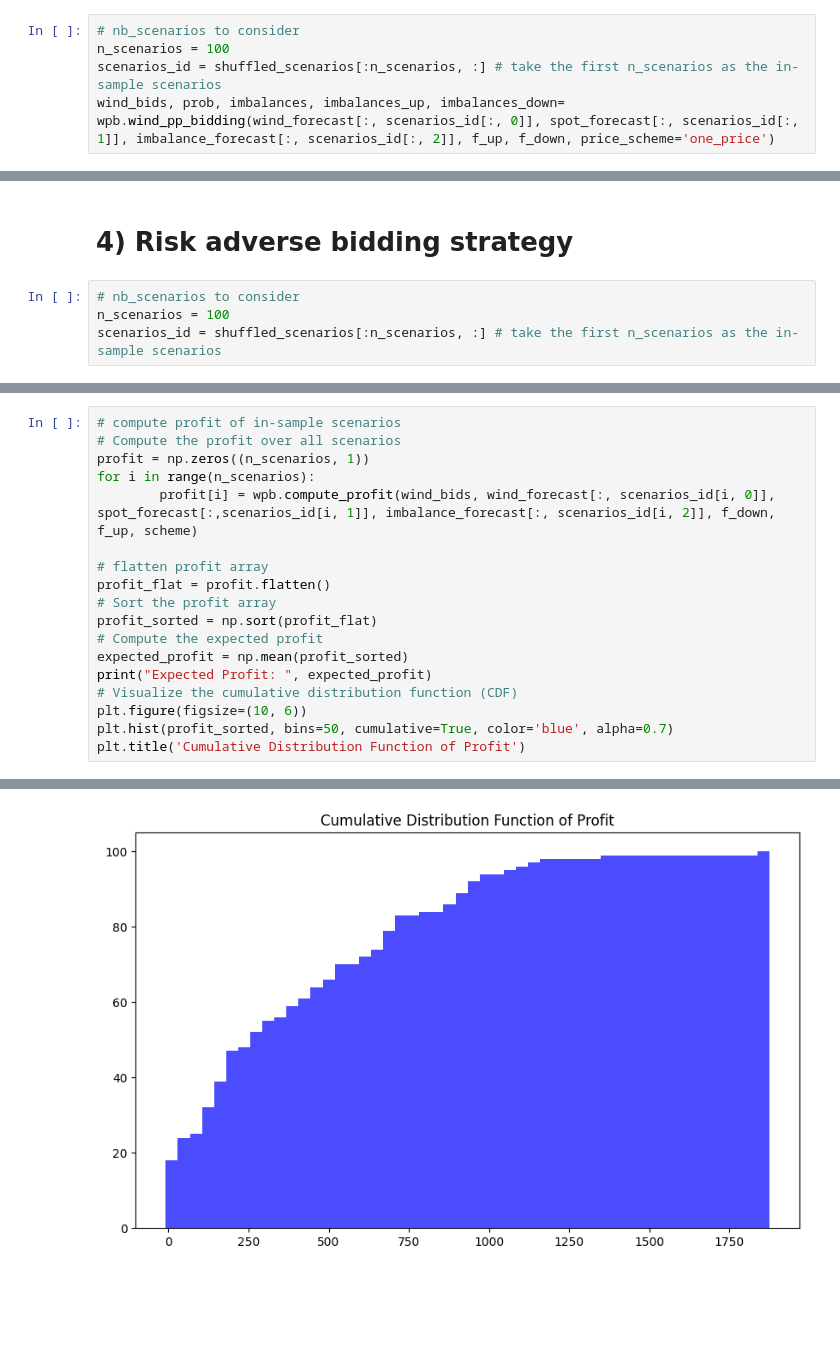
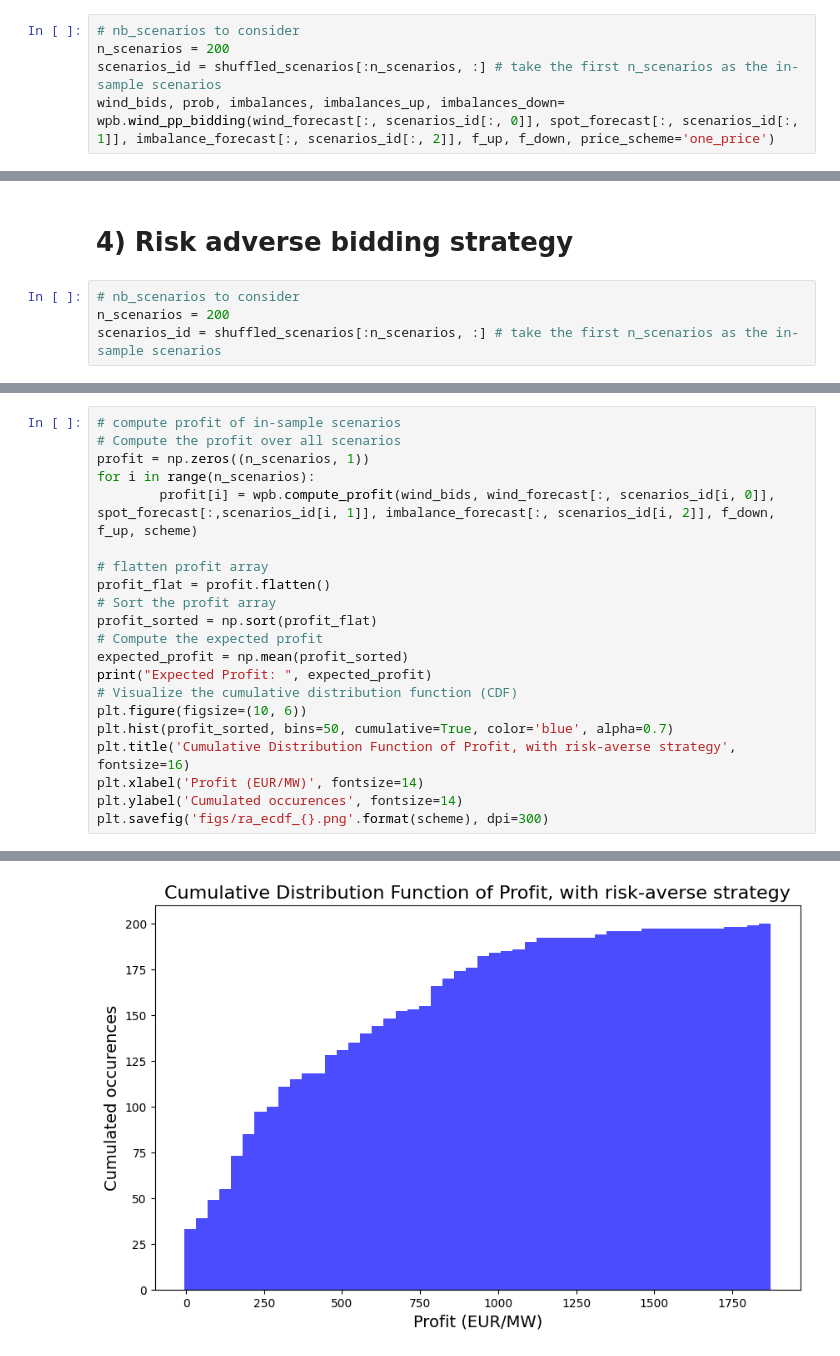
Before and after one commit to MatthieuJacobsDESL/renewables_in_electricity_markets_ass2, a Jupyter notebook: step1.1.ipynb, the cells around one changed output, grey strips where cells are left out. Cells and saved outputs as stored; diff of their text form; blank space fills up the shorter version.

```diff
--- a/step1.1.ipynb
+++ b/step1.1.ipynb
@@ -57,7 +58,7 @@ combined_scenarios = list(itertools.product(range(n1), range(n2), range(n3)))
 shuffled_scenarios = np.random.permutation(combined_scenarios)
 # %%
 # nb_scenarios to consider
-n_scenarios = 100
+n_scenarios = 200
 scenarios_id = shuffled_scenarios[:n_scenarios, :] # take the first n_scenarios as the in-sample scenarios
 wind_bids, prob, imbalances, imbalances_up, imbalances_down= wpb.wind_pp_bidding(wind_forecast[:, scenarios_id[:, 0]], spot_forecast[:, scenarios_id[:, 1]], imbalance_forecast[:, scenarios_id[:, 2]], f_up, f_down, price_scheme='one_price')
 # %% [output]
@@ -230,7 +286,7 @@ plt.legend()
 # 4) Risk adverse bidding strategy
 # %%
 # nb_scenarios to consider
-n_scenarios = 100
+n_scenarios = 200
 scenarios_id = shuffled_scenarios[:n_scenarios, :] # take the first n_scenarios as the in-sample scenarios
 # %%
 scheme = 'one_price'
@@ -287,5 +375,8 @@ print("Expected Profit: ", expected_profit)
 # Visualize the cumulative distribution function (CDF)
 plt.figure(figsize=(10, 6))
 plt.hist(profit_sorted, bins=50, cumulative=True, color='blue', alpha=0.7)
-plt.title('Cumulative Distribution Function of Profit')
+plt.title('Cumulative Distribution Function of Profit, with risk-averse strategy', fontsize=16)
+plt.xlabel('Profit (EUR/MW)', fontsize=14)
+plt.ylabel('Cumulated occurences', fontsize=14)
+plt.savefig('figs/ra_ecdf_{}.png'.format(scheme), dpi=300)
 # %% [output]
@@ -294,4 +384,4 @@ Text(0.5, 1.0, 'Cumulative Distribution Function of Profit')
-[figure, old version]
+[figure, new version]
 # %%
 # pareto frontier
 n_points = 10
```
Also changed, not shown: parts of 26 cells of this notebook, 13 other files.
